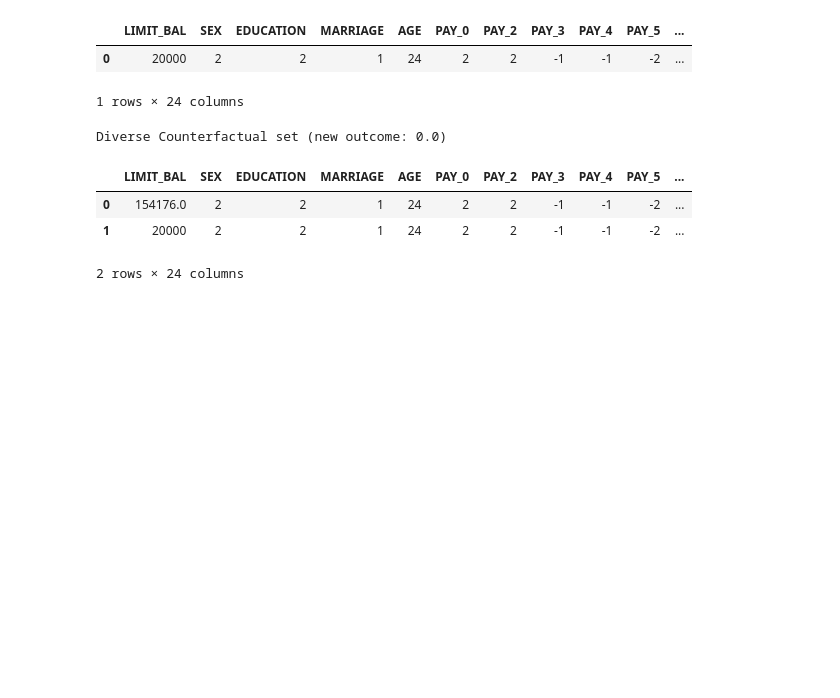
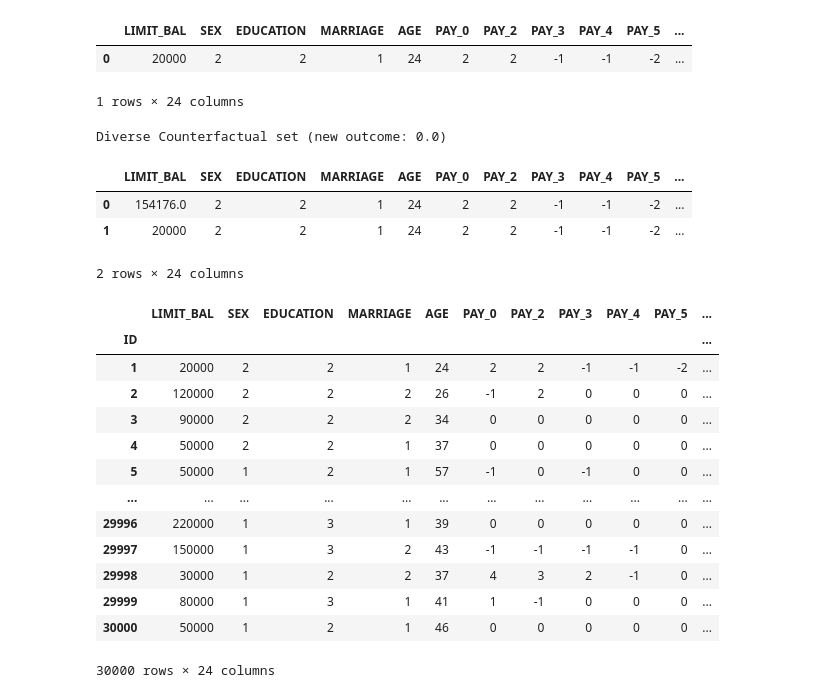
Before and after one commit to satya-pattnaik/end_end_ml_projects, a Jupyter notebook: XAI/credit_card_xai/xai.ipynb, the cells around one changed output. Cells and saved outputs as stored; diff of their text form; code cells hidden in the pictures; blank space fills up the shorter version.

```diff
--- a/XAI/credit_card_xai/xai.ipynb
+++ b/XAI/credit_card_xai/xai.ipynb
@@ -217,3 +227,20 @@ Diverse Counterfactual set (new outcome: 0.0)
 | 0 | 154176.0 | 2 | 2 | 1 | 24 | 2 | 2 | -1 | -1 | -2 | ... |
 | 1 | 20000 | 2 | 2 | 1 | 24 | 2 | 2 | -1 | -1 | -2 | ... |
 2 rows × 24 columns
+# %%
+df
+# %% [output]
+|  | LIMIT_BAL | SEX | EDUCATION | MARRIAGE | AGE | PAY_0 | PAY_2 | PAY_3 | PAY_4 | PAY_5 | ... |
+| ID |  |  |  |  |  |  |  |  |  |  | ... |
+| 1 | 20000 | 2 | 2 | 1 | 24 | 2 | 2 | -1 | -1 | -2 | ... |
+| 2 | 120000 | 2 | 2 | 2 | 26 | -1 | 2 | 0 | 0 | 0 | ... |
+| 3 | 90000 | 2 | 2 | 2 | 34 | 0 | 0 | 0 | 0 | 0 | ... |
+| 4 | 50000 | 2 | 2 | 1 | 37 | 0 | 0 | 0 | 0 | 0 | ... |
+| 5 | 50000 | 1 | 2 | 1 | 57 | -1 | 0 | -1 | 0 | 0 | ... |
+| ... | ... | ... | ... | ... | ... | ... | ... | ... | ... | ... | ... |
+| 29996 | 220000 | 1 | 3 | 1 | 39 | 0 | 0 | 0 | 0 | 0 | ... |
+| 29997 | 150000 | 1 | 3 | 2 | 43 | -1 | -1 | -1 | -1 | 0 | ... |
+| 29998 | 30000 | 1 | 2 | 2 | 37 | 4 | 3 | 2 | -1 | 0 | ... |
+| 29999 | 80000 | 1 | 3 | 1 | 41 | 1 | -1 | 0 | 0 | 0 | ... |
+| 30000 | 50000 | 1 | 2 | 1 | 46 | 0 | 0 | 0 | 0 | 0 | ... |
+30000 rows × 24 columns
```
Also changed, not shown: parts of 17 cells of this notebook.
